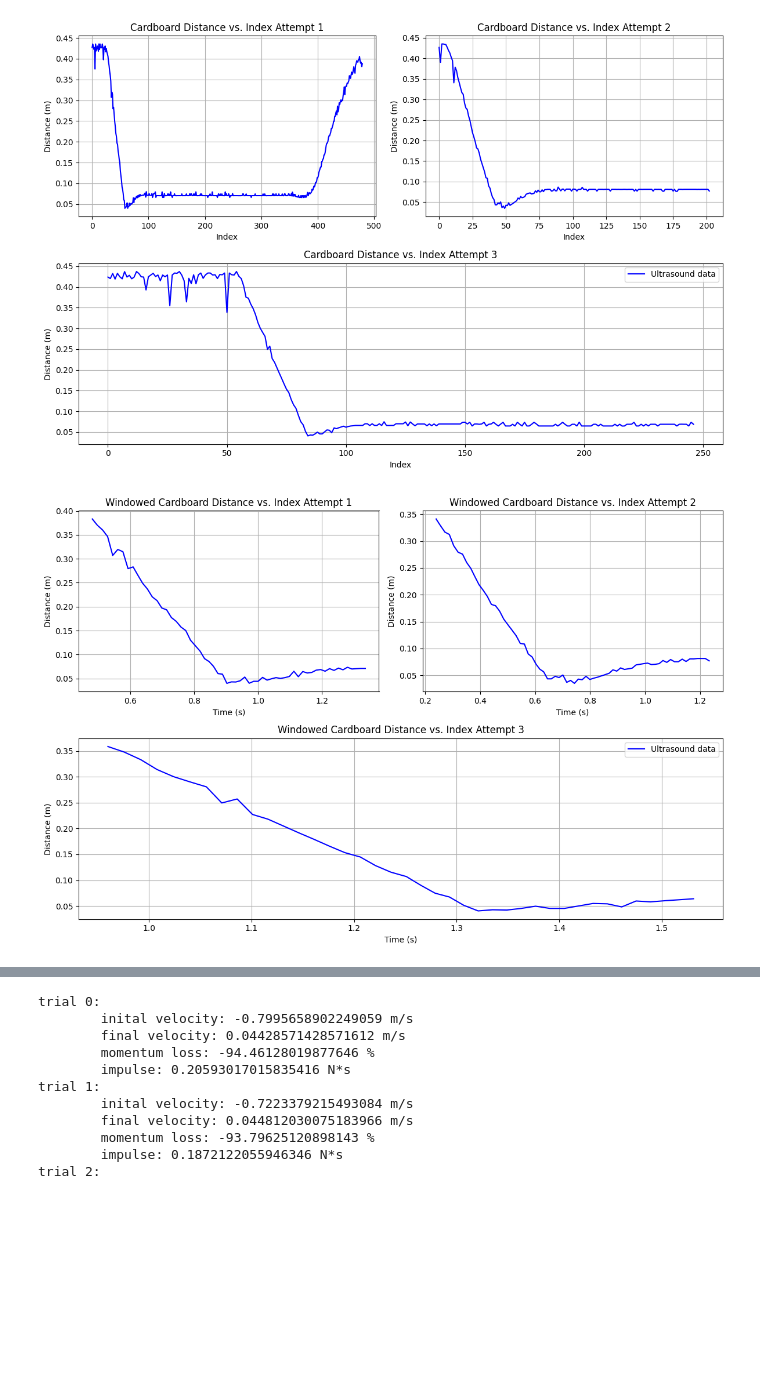
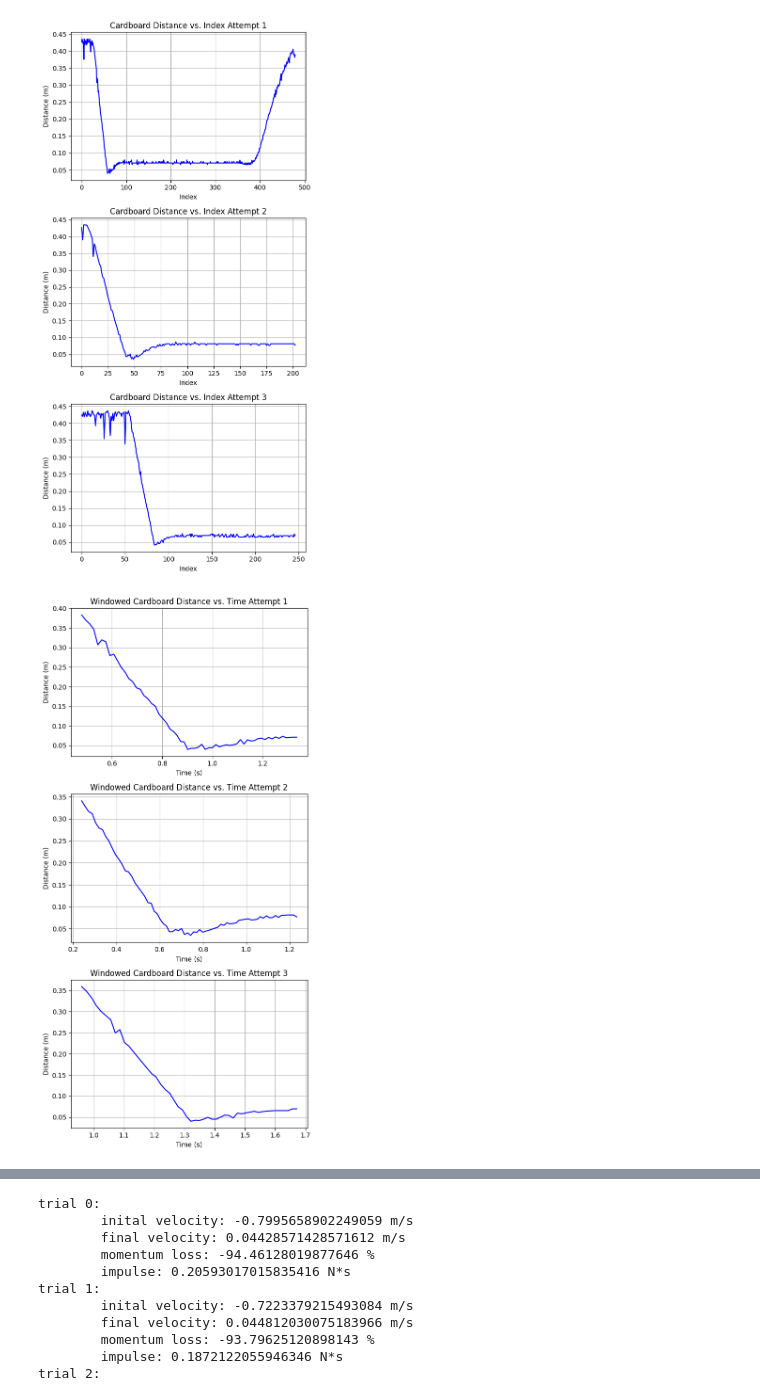
Before and after one commit to larasmara/4alfinalproject, a Jupyter notebook: ultrasound_plotter_cardboard.ipynb, the cells around one changed output, grey strips where cells are left out. Drawn from its saved outputs; the diff is of its cells as text; code cells hidden in the pictures; blank space fills up the shorter version.

```diff
--- a/ultrasound_plotter_cardboard.ipynb
+++ b/ultrasound_plotter_cardboard.ipynb
@@ -16,34 +16,33 @@ attempts = ["Data/foil_trial_1.txt", "Data/foil_trial_2.txt", "Data/foil_trial_3
 # %%
 #### styrofoam ATTEMPTS
 plots = ['one', 'two', 'three']
-fig, axes = plt.subplot_mosaic([['one', 'two'],['three', 'three']], figsize=(12, 8))
+fig, axes = plt.subplot_mosaic([['one'], ['two'], ['three']], figsize=(6, 12))
 
 for plot_index in plots:
     read_in_array = np.loadtxt(attempts[plots.index(plot_index) + 3], delimiter=',')
 
     # Extract time, position, x-axis accelerometer output
     time_millis = read_in_array[:,0]
     dist_cm = read_in_array[:,1]
     # accel_x_output = read_in_array[:,2]
 
     # Time from ms to s, distance from cm to m
     time_s = time_millis/1000
     time_s = time_s - time_s[0]
     dist_m = dist_cm/100
 
     # Replace arange statement with 'time_s - time_s[0]' for dist. v time
     axes[plot_index].plot(np.arange(len(time_s)), dist_m, label= "Ultrasound data", color="b")
     axes[plot_index].set_title("Cardboard Distance vs. Index Attempt {attempt}".format(attempt = plots.index(plot_index) + 1))
     axes[plot_index].set_xlabel("Index")
     axes[plot_index].set_ylabel("Distance (m)")
 
     axes[plot_index].grid()
 
-plt.legend()
 plt.tight_layout()
 plt.show()
 # %% [output]
-[figure, old version]
+[figure, new version]
 # %%
 ## ----- Calibrating the accelerometer ------ ##
 
@@ -99,14 +98,14 @@ def output_to_accel_x(coeff_x, output):
 # rel_accel = output_to_accel_x(coeff_x, accel_x_output) + 9.8
 # %%
 start_index_cardboard = [30, 15, 60]
-stop_index_cardboard = [90, 85, 100]
+stop_index_cardboard = [90, 85, 110]
 time_windows_cardboard = []
 dist_windows_cardboard = []
 accel_windows_cardboard = []
 
 ## CARDBOARD -- Windowed distance ##
 plots = ['one', 'two', 'three']
-fig, axes = plt.subplot_mosaic([['one', 'two'],['three', 'three']], figsize=(12, 8))
+fig, axes = plt.subplot_mosaic([['one'], ['two'], ['three']], figsize=(6, 12))
 for plot_index in plots:
     read_in_array = np.loadtxt(attempts[plots.index(plot_index) + 3], delimiter=',')
 
@@ -130,16 +129,15 @@ for plot_index in plots:
 
     # Replace arange statement with 'time_s - time_s[0]' for dist. v time
     axes[plot_index].plot(time_window, dist_window, label= "Ultrasound data", color="b")
-    axes[plot_index].set_title("Windowed Cardboard Distance vs. Index Attempt {attempt}".format(attempt = plots.index(plot_index) + 1))
+    axes[plot_index].set_title("Windowed Cardboard Distance vs. Time Attempt {attempt}".format(attempt = plots.index(plot_index) + 1))
     axes[plot_index].set_xlabel("Time (s)")
     axes[plot_index].set_ylabel("Distance (m)")
 
     axes[plot_index].grid()
 
-plt.legend()
 plt.tight_layout()
 plt.show()
 # %% [output]
-[figure, old version]
+[figure, new version]
 # %%
 collision_index_start_cardboard = [60, 45, 65]
```
Also changed, not shown: parts of 2 cells of this notebook, 3 other files.
